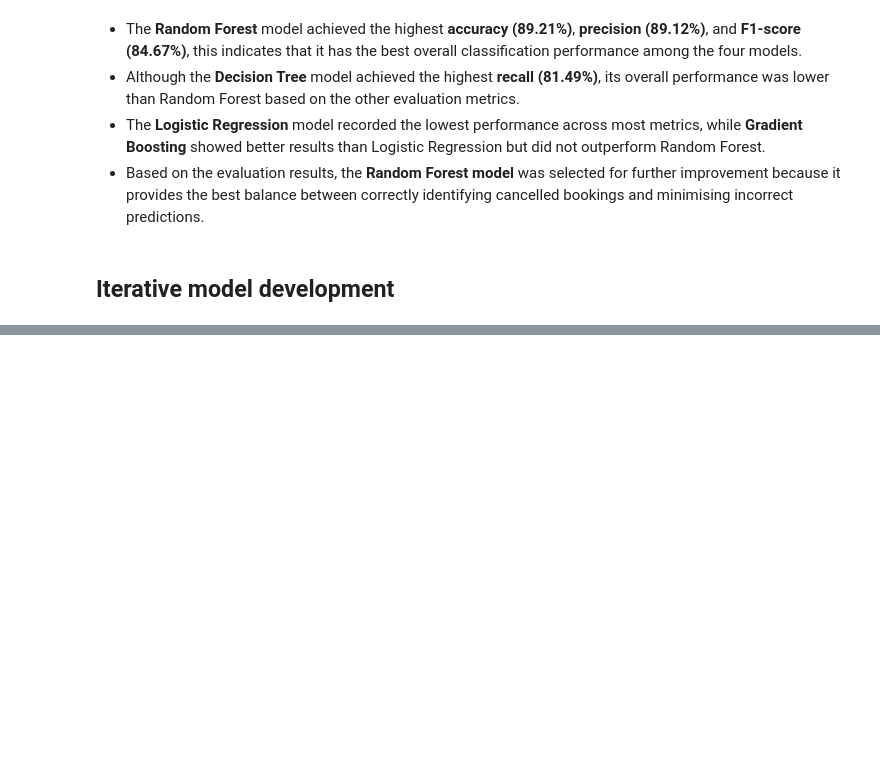
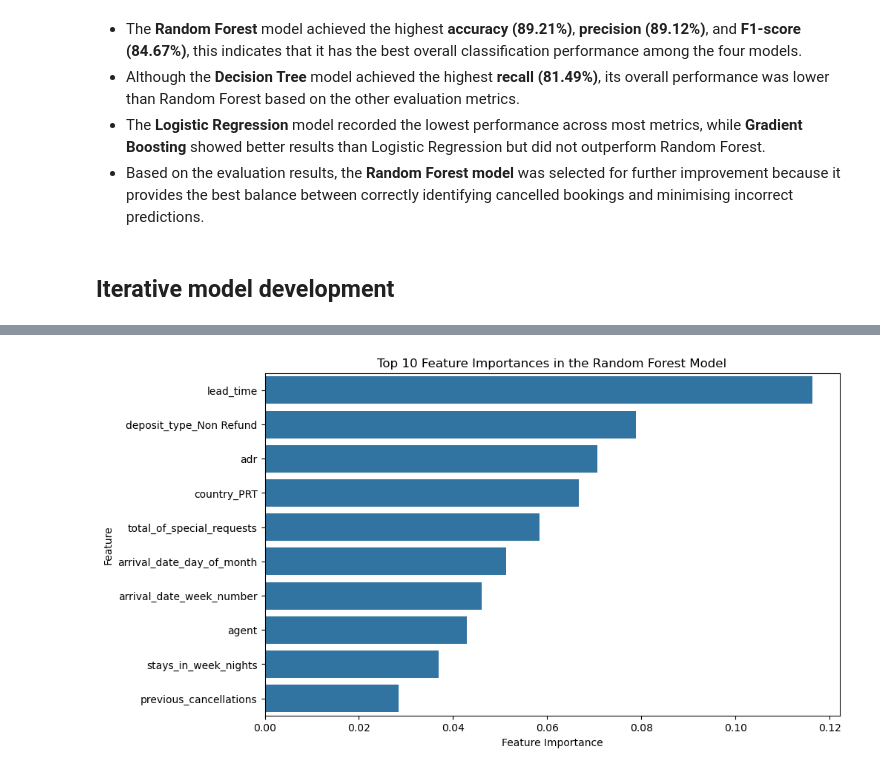
Before and after one commit to yixqinggg/mldp_hotel_booking_prediction, a Jupyter notebook: hotel_booking_cancellation_prediction.ipynb, the cells around one changed output, grey strips where cells are left out. Cells and saved outputs as stored; diff of their text form; code cells hidden in the pictures; blank space fills up the shorter version.

Commit message:
Analyse Random Forest feature importance

```diff
--- a/hotel_booking_cancellation_prediction.ipynb
+++ b/hotel_booking_cancellation_prediction.ipynb
@@ -979,3 +979,17 @@ plt.show()
 ## Iterative model development
 # %%
 ## Further feature engineering / feature selection
+# %%
+# feature importance
+feature_importance = pd.DataFrame({
+    "Feature": X_train.columns,
+    "Importance": rf.feature_importances_
+})
+
+# sort by importance
+feature_importance = feature_importance.sort_values(
+    by="Importance",
+    ascending=False
+)
+
+feature_importance.head(10)
@@ -981,0 +1008,17 @@ plt.show()
+# %%
+# plot the top 10 most important features
+plt.figure(figsize=(10, 6))
+
+sns.barplot(
+    data=feature_importance.head(10),
+    x="Importance",
+    y="Feature"
+)
+
+plt.title("Top 10 Feature Importances in the Random Forest Model")
+plt.xlabel("Feature Importance")
+plt.ylabel("Feature")
+
+plt.show()
+# %% [output]
+[figure, added]
```
Also changed, not shown: parts of 2 cells of this notebook.
